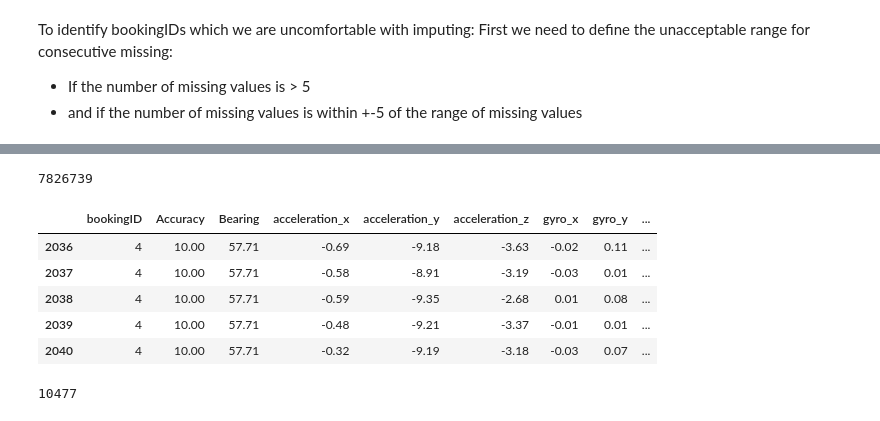
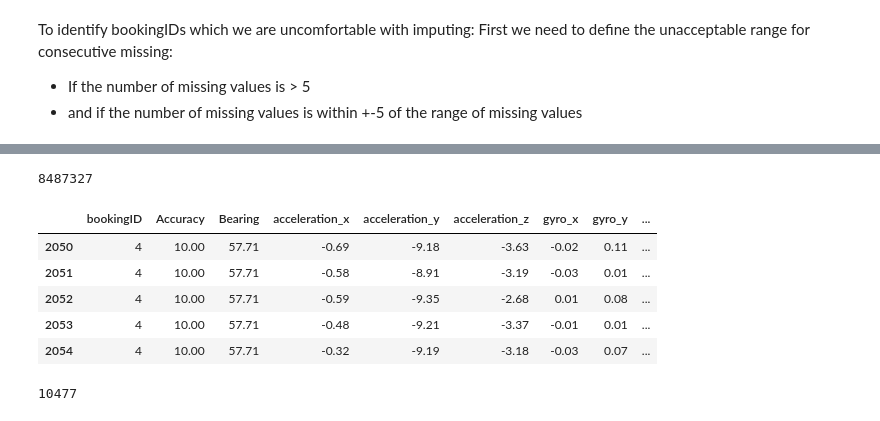
Before and after one commit to gerpang/AMLProject_GrabSafety, a Jupyter notebook: notebooks/1DataPrep.ipynb, the cells around one changed output, grey strips where cells are left out. Saved outputs shown, nothing was run; the diff lists cells and outputs as text; code cells hidden in the pictures.

```diff
--- a/notebooks/1DataPrep.ipynb
+++ b/notebooks/1DataPrep.ipynb
@@ -364,18 +392,18 @@ to_remove = df_m[df_m.MaxDelta >= window].index
 # print(len(to_impute), len(to_remove)) # checking
 # %%
 # removing bookingIDs with too much consecutive missing information
-df_clean_final = df_removed50perc[~df_removed50perc.bookingID.isin(to_remove)]
-labels_clean_final = labels_removed50perc[~labels_removed50perc.bookingID.isin(to_remove)]
+# df_clean_final = df_removed50perc[~df_removed50perc.bookingID.isin(to_remove)]
+# labels_clean_final = labels_removed50perc[~labels_removed50perc.bookingID.isin(to_remove)]
 print(len(df_clean_final))
 df_clean_final.head()
 # %% [output]
-7826739
+8487327
 |  | bookingID | Accuracy | Bearing | acceleration_x | acceleration_y | acceleration_z | gyro_x | gyro_y | ... |
-| 2036 | 4 | 10.00 | 57.71 | -0.69 | -9.18 | -3.63 | -0.02 | 0.11 | ... |
-| 2037 | 4 | 10.00 | 57.71 | -0.58 | -8.91 | -3.19 | -0.03 | 0.01 | ... |
-| 2038 | 4 | 10.00 | 57.71 | -0.59 | -9.35 | -2.68 | 0.01 | 0.08 | ... |
-| 2039 | 4 | 10.00 | 57.71 | -0.48 | -9.21 | -3.37 | -0.01 | 0.01 | ... |
-| 2040 | 4 | 10.00 | 57.71 | -0.32 | -9.19 | -3.18 | -0.03 | 0.07 | ... |
+| 2050 | 4 | 10.00 | 57.71 | -0.69 | -9.18 | -3.63 | -0.02 | 0.11 | ... |
+| 2051 | 4 | 10.00 | 57.71 | -0.58 | -8.91 | -3.19 | -0.03 | 0.01 | ... |
+| 2052 | 4 | 10.00 | 57.71 | -0.59 | -9.35 | -2.68 | 0.01 | 0.08 | ... |
+| 2053 | 4 | 10.00 | 57.71 | -0.48 | -9.21 | -3.37 | -0.01 | 0.01 | ... |
+| 2054 | 4 | 10.00 | 57.71 | -0.32 | -9.19 | -3.18 | -0.03 | 0.07 | ... |
 # %%
 len(df_clean_final.bookingID.unique())
 # %% [output]
```
Also changed, not shown: parts of 30 cells of this notebook, 2 other files.
